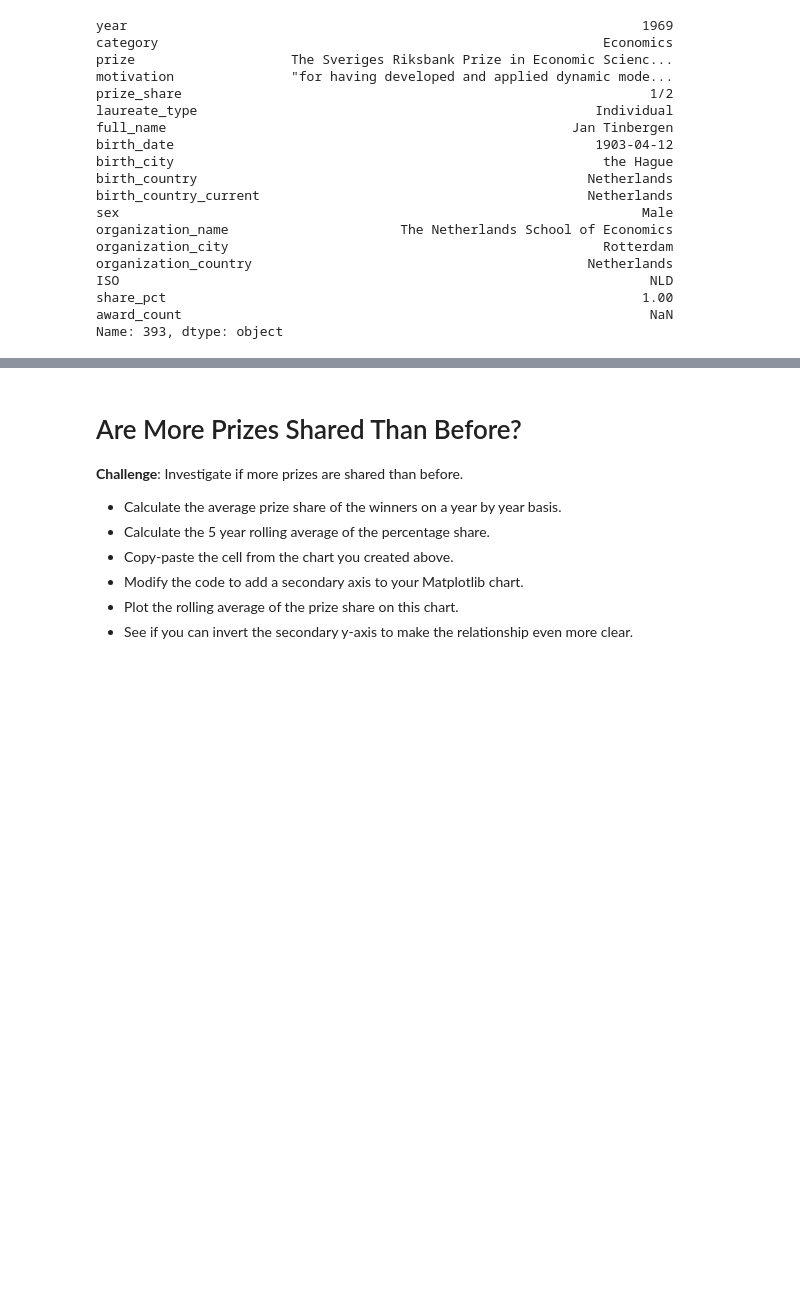
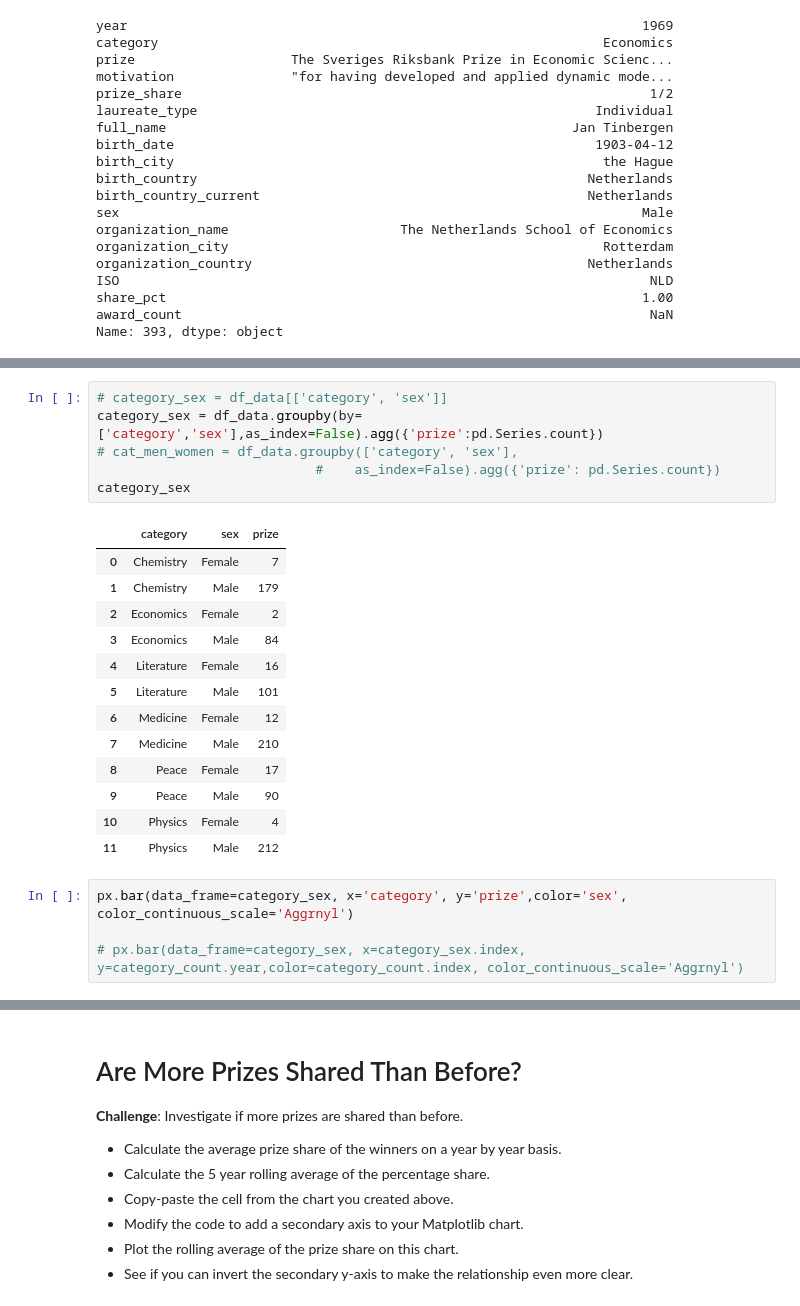
Before and after one commit to J-Bills/day_79, a Jupyter notebook: Nobel+Prize+Analysis+Start/Nobel_Prize_Analysis_(start).ipynb, the cells around one changed output, grey strips where cells are left out. Saved outputs shown, nothing was run; the diff lists cells and outputs as text; blank space fills up the shorter version.

```diff
--- a/Nobel+Prize+Analysis+Start/Nobel_Prize_Analysis_(start).ipynb
+++ b/Nobel+Prize+Analysis+Start/Nobel_Prize_Analysis_(start).ipynb
@@ -299,6 +299,30 @@ Name: 393, dtype: object
 * Hover over the bar chart. How many prizes went to women in Literature compared to Physics?
 
 <img src=https://i.imgur.com/od8TfOp.png width=650>
+# %%
+# category_sex = df_data[['category', 'sex']]
+category_sex = df_data.groupby(by=['category','sex'],as_index=False).agg({'prize':pd.Series.count})
+# cat_men_women = df_data.groupby(['category', 'sex'],
+                            #    as_index=False).agg({'prize': pd.Series.count})
+category_sex
+# %% [output]
+|  | category | sex | prize |
+| 0 | Chemistry | Female | 7 |
+| 1 | Chemistry | Male | 179 |
+| 2 | Economics | Female | 2 |
+| 3 | Economics | Male | 84 |
+| 4 | Literature | Female | 16 |
+| 5 | Literature | Male | 101 |
+| 6 | Medicine | Female | 12 |
+| 7 | Medicine | Male | 210 |
+| 8 | Peace | Female | 17 |
+| 9 | Peace | Male | 90 |
+| 10 | Physics | Female | 4 |
+| 11 | Physics | Male | 212 |
+# %%
+px.bar(data_frame=category_sex, x='category', y='prize',color='sex', color_continuous_scale='Aggrnyl')
+
+# px.bar(data_frame=category_sex, x=category_sex.index, y=category_count.year,color=category_count.index, color_continuous_scale='Aggrnyl')
 # %% [markdown]
 # Number of Prizes Awarded Over Time
 
```
Also changed, not shown: parts of 6 cells of this notebook.
